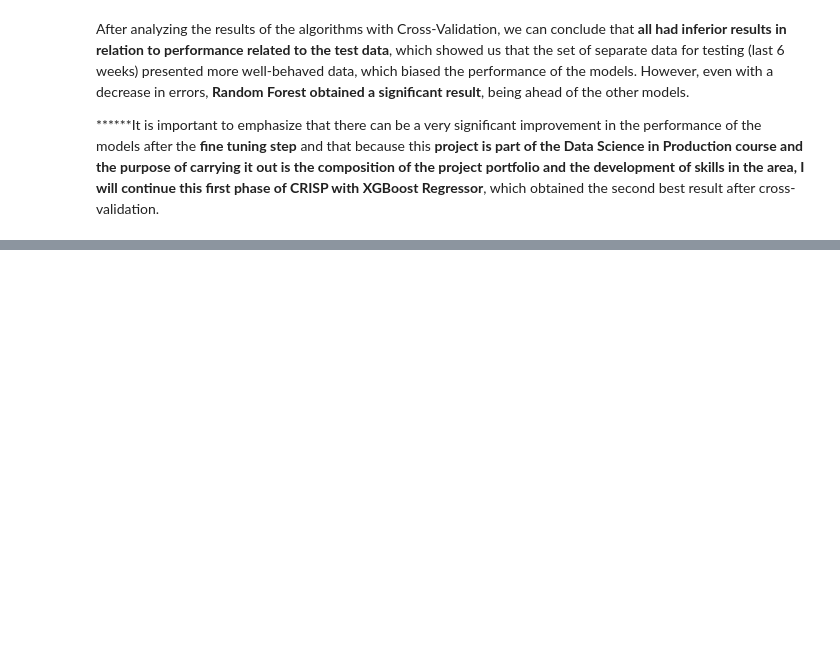
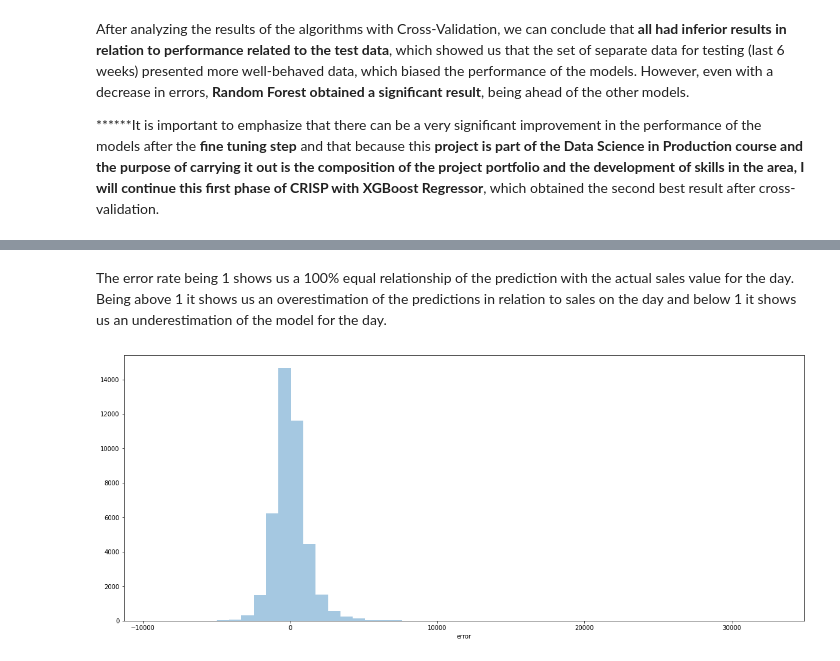
Before and after one commit to lbVictor/Sales_Prediction, a Jupyter notebook: notebooks/store_sales_prediction_cycle01.ipynb, the cells around one changed output, grey strips where cells are left out. Saved outputs shown, nothing was run; the diff lists cells and outputs as text; code cells hidden in the pictures; blank space fills up the shorter version.

```diff
--- a/notebooks/store_sales_prediction_cycle01.ipynb
+++ b/notebooks/store_sales_prediction_cycle01.ipynb
@@ -1567,0 +1822,7 @@ After analyzing the results of the algorithms with Cross-Validation, we can conc
+# %% [markdown]
+The error rate being 1 shows us a 100% equal relationship of the prediction with the actual sales value for the day. Being above 1 it shows us an overestimation of the predictions in relation to sales on the day and below 1 it shows us an underestimation of the model for the day.
+# %%
+# plot the distribution of errors
+sns.distplot(df9['error'], kde=False );
+# %% [output]
+[figure, added]
```
Also changed, not shown: parts of 45 cells of this notebook.
